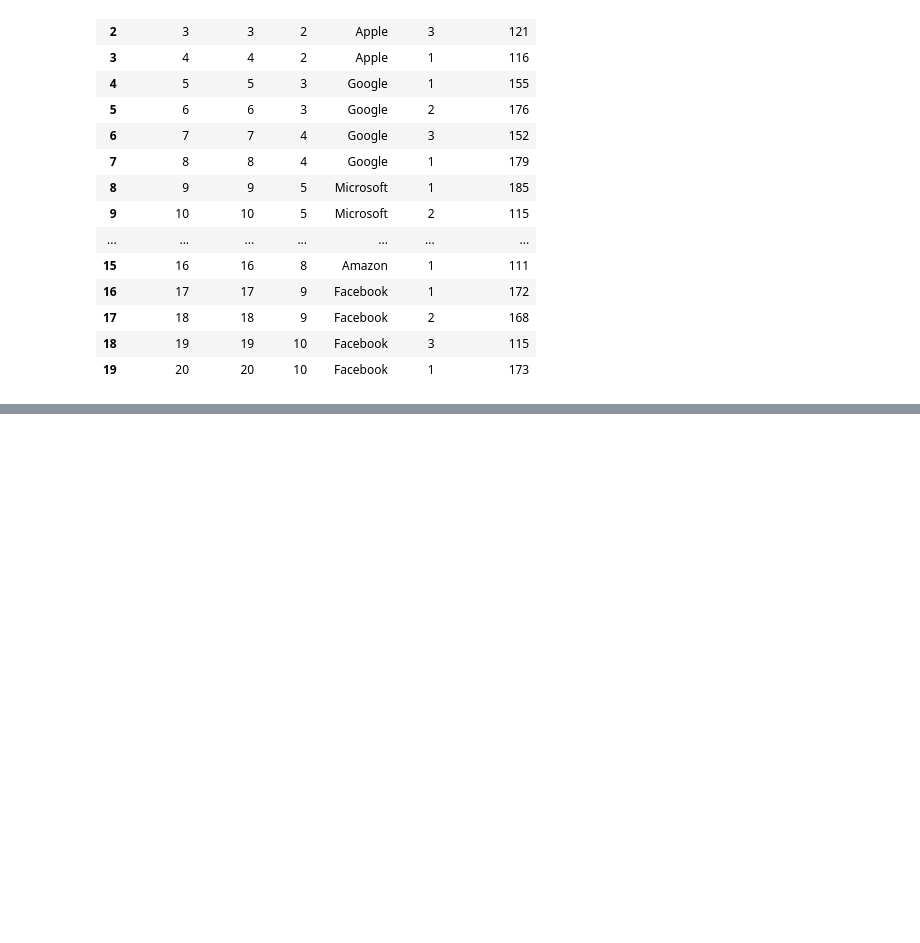
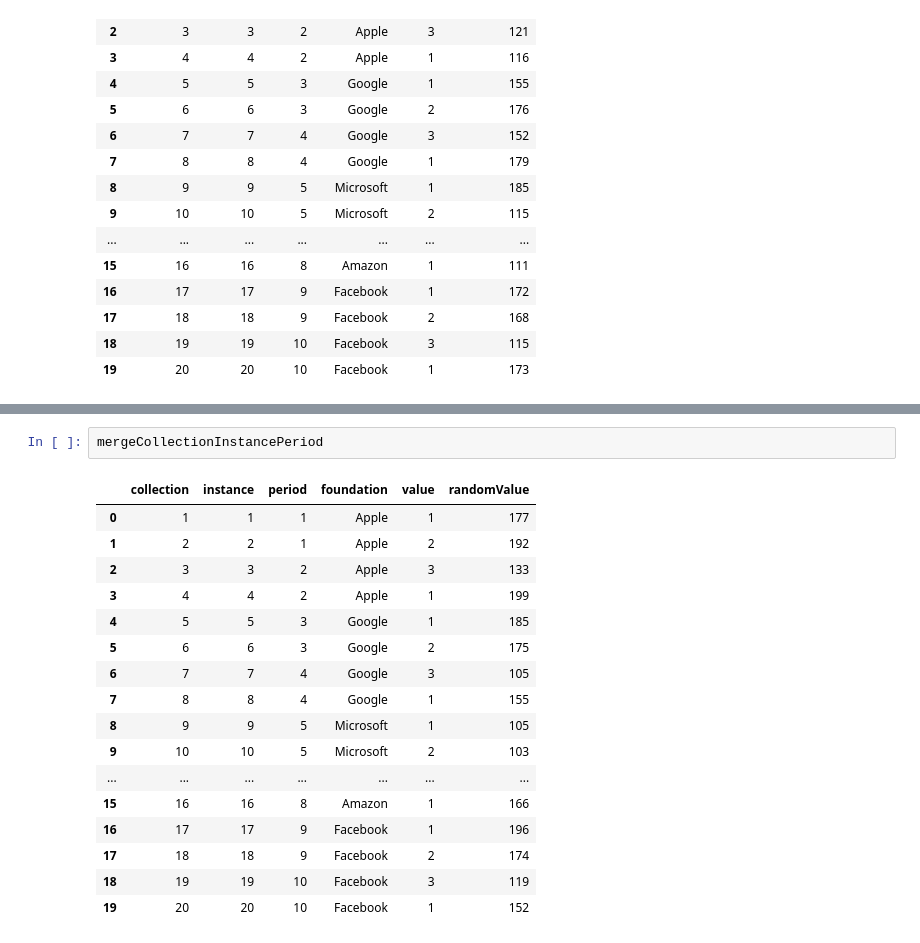
Before and after one commit to sm408/DataAnalysisWithPython, a Jupyter notebook: mockdata.ipynb, the cells around one changed output, grey strips where cells are left out. Saved outputs shown, nothing was run; the diff lists cells and outputs as text; blank space fills up the shorter version.

```diff
--- a/mockdata.ipynb
+++ b/mockdata.ipynb
@@ -233,0 +236,20 @@ print(mergeCollectionInstancePeriod)
+# %%
+mergeCollectionInstancePeriod
+# %% [output]
+|  | collection | instance | period | foundation | value | randomValue |
+| 0 | 1 | 1 | 1 | Apple | 1 | 177 |
+| 1 | 2 | 2 | 1 | Apple | 2 | 192 |
+| 2 | 3 | 3 | 2 | Apple | 3 | 133 |
+| 3 | 4 | 4 | 2 | Apple | 1 | 199 |
+| 4 | 5 | 5 | 3 | Google | 1 | 185 |
+| 5 | 6 | 6 | 3 | Google | 2 | 175 |
+| 6 | 7 | 7 | 4 | Google | 3 | 105 |
+| 7 | 8 | 8 | 4 | Google | 1 | 155 |
+| 8 | 9 | 9 | 5 | Microsoft | 1 | 105 |
+| 9 | 10 | 10 | 5 | Microsoft | 2 | 103 |
+| ... | ... | ... | ... | ... | ... | ... |
+| 15 | 16 | 16 | 8 | Amazon | 1 | 166 |
+| 16 | 17 | 17 | 9 | Facebook | 1 | 196 |
+| 17 | 18 | 18 | 9 | Facebook | 2 | 174 |
+| 18 | 19 | 19 | 10 | Facebook | 3 | 119 |
+| 19 | 20 | 20 | 10 | Facebook | 1 | 152 |
```
Also changed, not shown: parts of 2 cells of this notebook.
